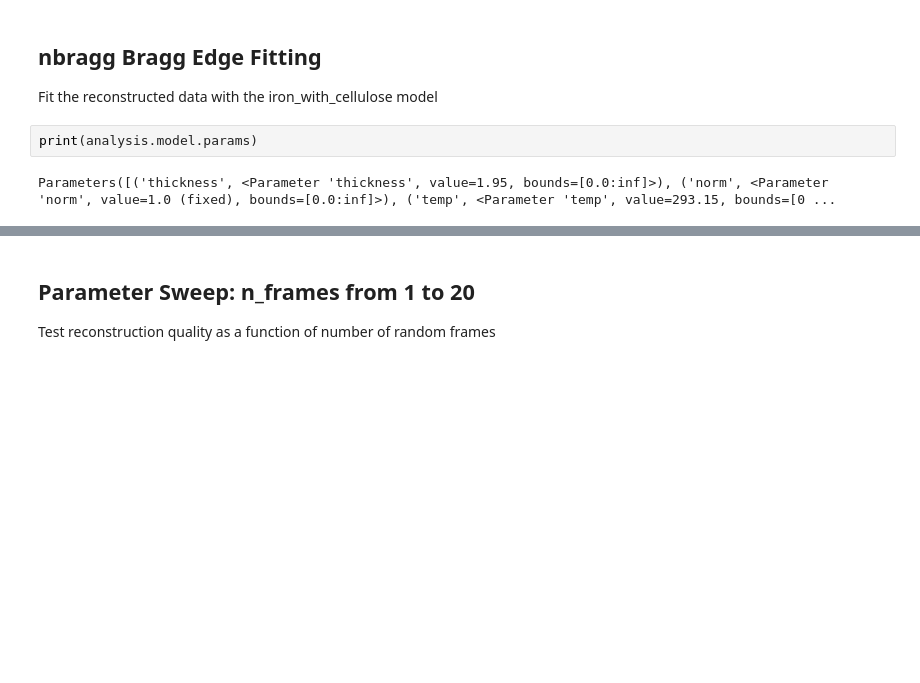
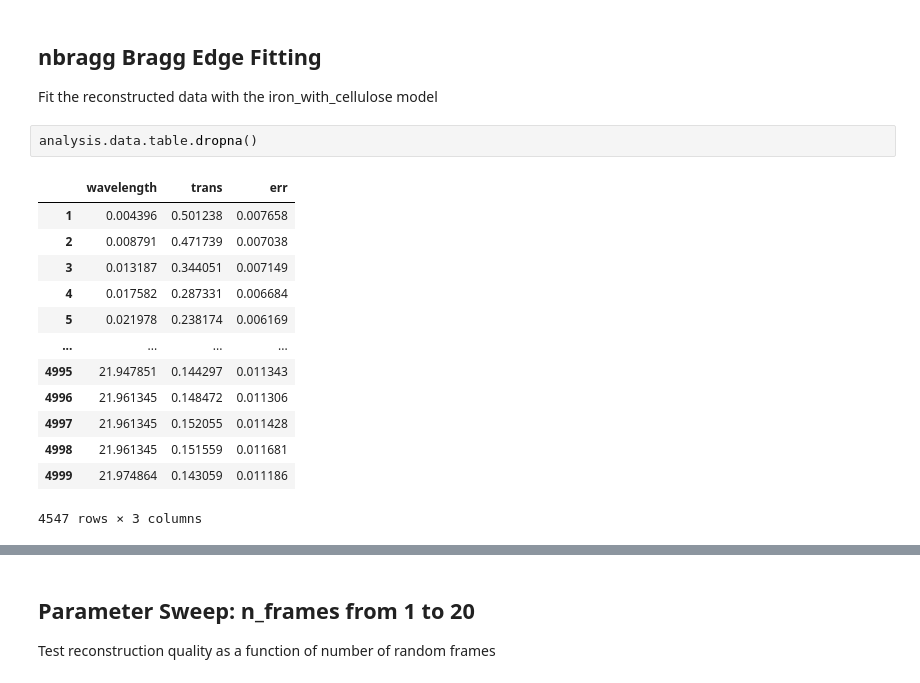
Before and after one commit to TsvikiHirsh/frame_overlap, a Jupyter notebook: notebooks/simple_reconstruction_example.ipynb, the cells around one changed output, grey strips where cells are left out. Saved outputs shown, nothing was run; the diff lists cells and outputs as text; blank space fills up the shorter version.

```diff
--- a/notebooks/simple_reconstruction_example.ipynb
+++ b/notebooks/simple_reconstruction_example.ipynb
@@ -82,10 +72,22 @@ plt.show()
 ## nbragg Bragg Edge Fitting
 
 Fit the reconstructed data with the iron_with_cellulose model
-# %%
-print(analysis.model.params)
-# %% [output]
-Parameters([('thickness', <Parameter 'thickness', value=1.95, bounds=[0.0:inf]>), ('norm', <Parameter 'norm', value=1.0 (fixed), bounds=[0.0:inf]>), ('temp', <Parameter 'temp', value=293.15, bounds=[0 ...
+# %%
+analysis.data.table.dropna()
+# %% [output]
+|  | wavelength | trans | err |
+| 1 | 0.004396 | 0.501238 | 0.007658 |
+| 2 | 0.008791 | 0.471739 | 0.007038 |
+| 3 | 0.013187 | 0.344051 | 0.007149 |
+| 4 | 0.017582 | 0.287331 | 0.006684 |
+| 5 | 0.021978 | 0.238174 | 0.006169 |
+| ... | ... | ... | ... |
+| 4995 | 21.947851 | 0.144297 | 0.011343 |
+| 4996 | 21.961345 | 0.148472 | 0.011306 |
+| 4997 | 21.961345 | 0.152055 | 0.011428 |
+| 4998 | 21.961345 | 0.151559 | 0.011681 |
+| 4999 | 21.974864 | 0.143059 | 0.011186 |
+4547 rows × 3 columns
 # %%
 # Create Analysis object with specified vary parameters
 analysis = Analysis(
```
Also changed, not shown: parts of 7 cells of this notebook, 5 other files.
